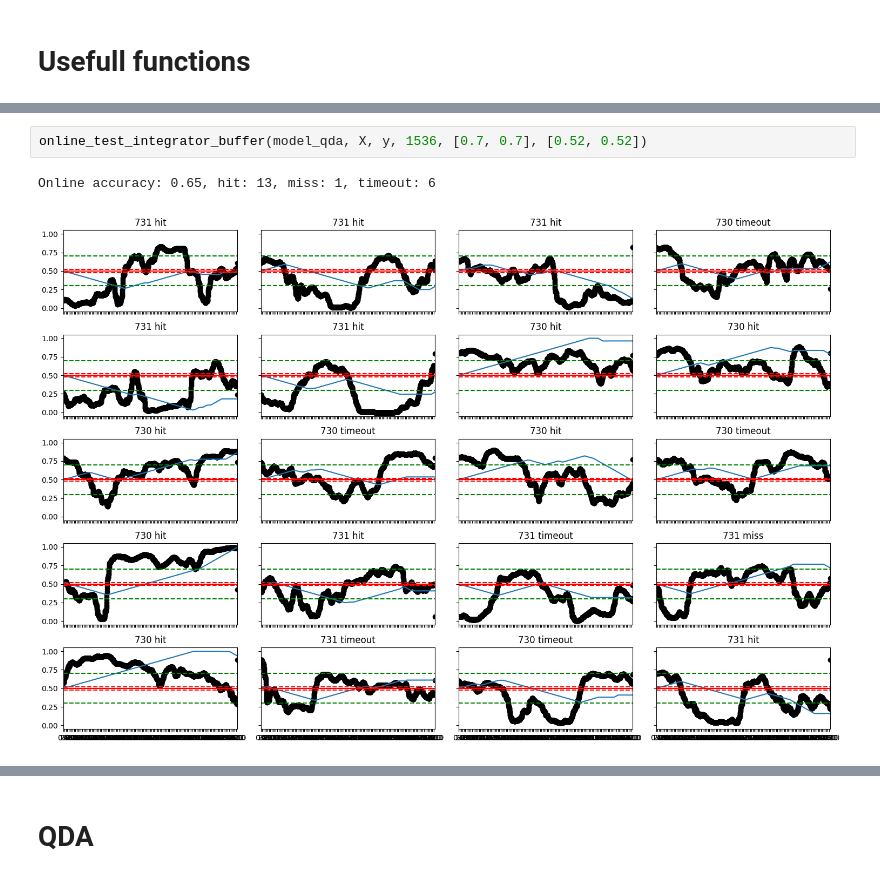
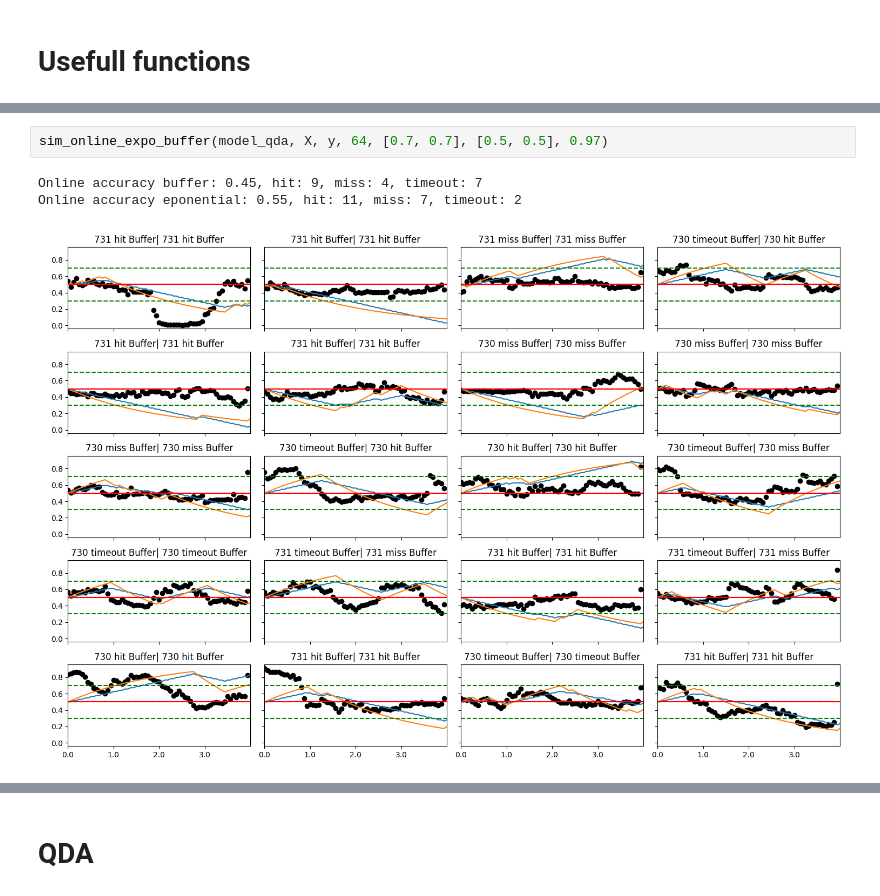
Before and after one commit to neurorobotics-iaslab/qda_cvsa, a Jupyter notebook: create_dataset_and_QDA/create_qda.ipynb, the cells around one changed output, grey strips where cells are left out. Cells and saved outputs as stored; diff of their text form.

```diff
--- a/create_dataset_and_QDA/create_qda.ipynb
+++ b/create_dataset_and_QDA/create_qda.ipynb
@@ -197,10 +200,11 @@ def online_test_exponential(model, X, y, alpha, ths, th_rej):
     plt.tight_layout()
     plt.show()
 # %%
-online_test_integrator_buffer(model_qda, X, y, 1536, [0.7, 0.7], [0.52, 0.52])
+sim_online_expo_buffer(model_qda, X, y, 64, [0.7, 0.7], [0.5, 0.5], 0.97)
 # %% [output]
-Online accuracy: 0.65, hit: 13, miss: 1, timeout: 6
+Online accuracy buffer: 0.45, hit: 9, miss: 4, timeout: 7
+Online accuracy eponential: 0.55, hit: 11, miss: 7, timeout: 2
-[figure, old version]
+[figure, new version]
 # %%
 # TODO: generalize for not intial percentual = 0.5
 #    It works with data that are with sample rate 512, so online it is a little bit different since it is 16hz.
```
Also changed, not shown: parts of 9 cells of this notebook, 2 other files.
